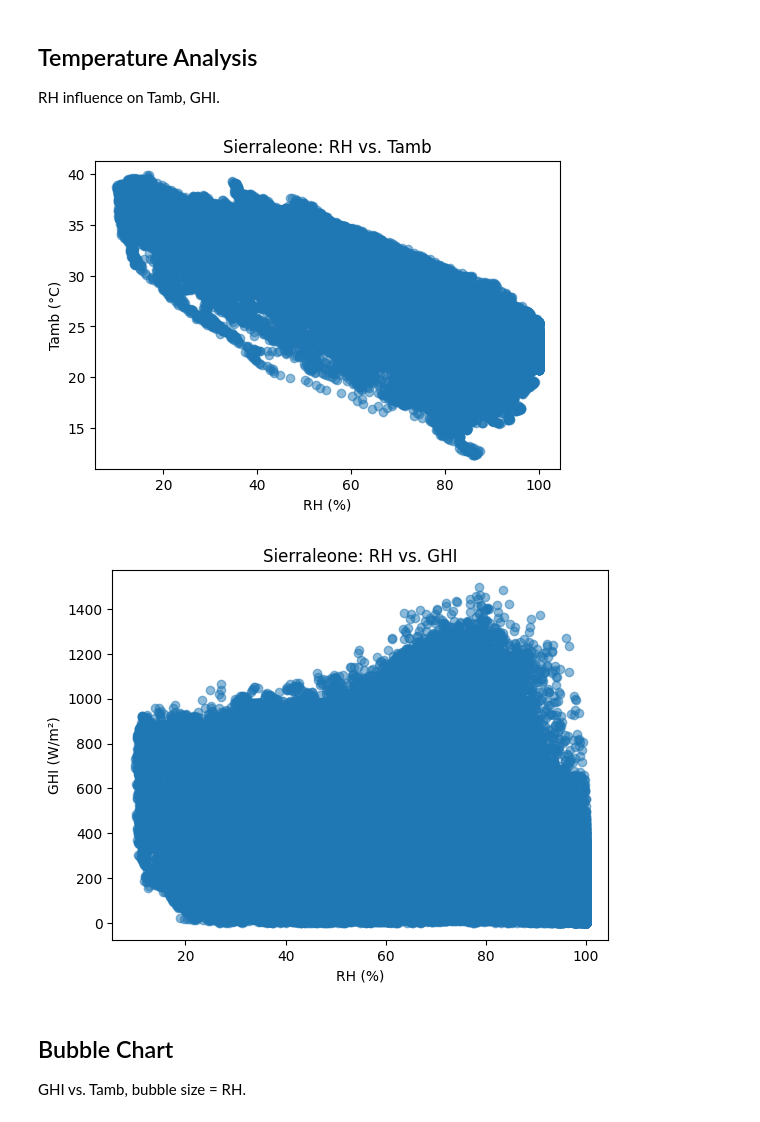
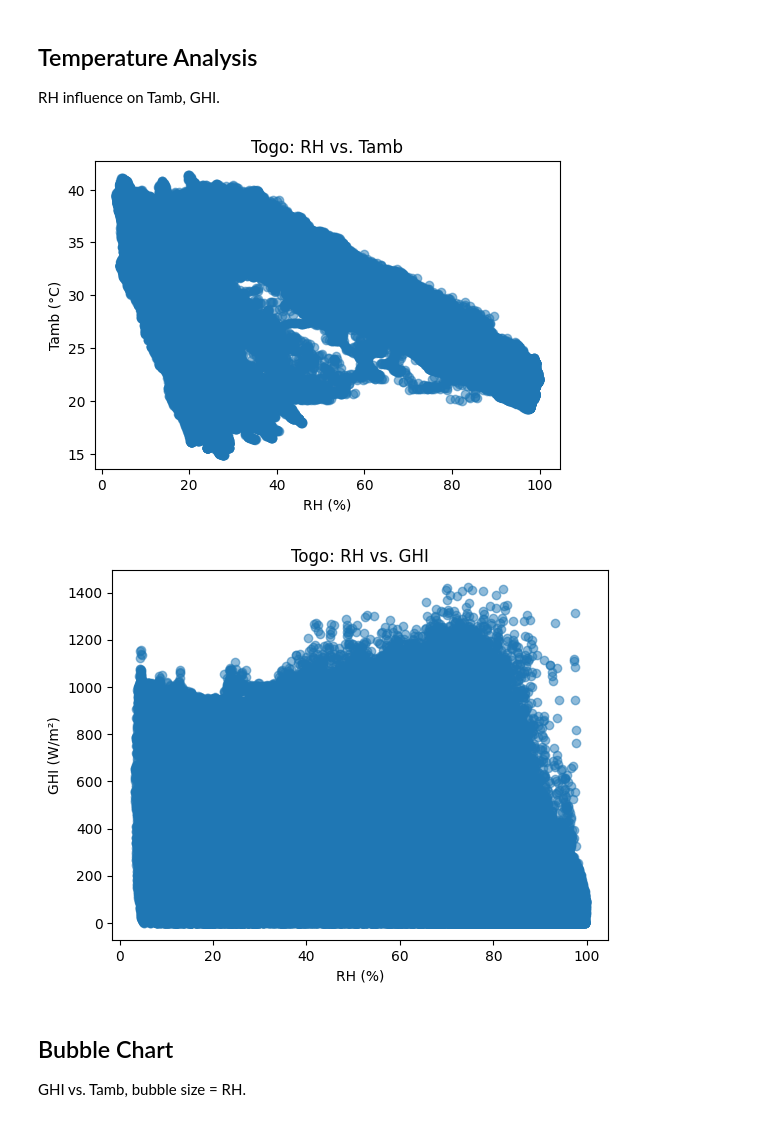
Before and after one commit to Hallelujah-kib/solar-challenge-week0, a Jupyter notebook: notebooks/togo_eda.ipynb, the cells around one changed output. Drawn from its saved outputs; the diff is of its cells as text; code cells hidden in the pictures.

```diff
--- a/notebooks/togo_eda.ipynb
+++ b/notebooks/togo_eda.ipynb
@@ -250,19 +250,19 @@ RH influence on Tamb, GHI.
 # %%
 plt.figure(figsize=(6, 4))
 plt.scatter(df_clean['RH'], df_clean['Tamb'], alpha=0.5)
-plt.title('Sierraleone: RH vs. Tamb')
+plt.title('Togo: RH vs. Tamb')
 plt.xlabel('RH (%)')
 plt.ylabel('Tamb (°C)')
 plt.show()
 
 plt.scatter(df_clean['RH'], df_clean['GHI'], alpha=0.5)
-plt.title('Sierraleone: RH vs. GHI')
+plt.title('Togo: RH vs. GHI')
 plt.xlabel('RH (%)')
 plt.ylabel('GHI (W/m²)')
 plt.show()
 # %% [output]
-[figure, old version]
+[figure, new version]
-[figure, old version]
+[figure, new version]
 # %% [markdown]
 ## Bubble Chart
 GHI vs. Tamb, bubble size = RH.
```
Also changed, not shown: parts of 7 cells of this notebook, 1 other file.
